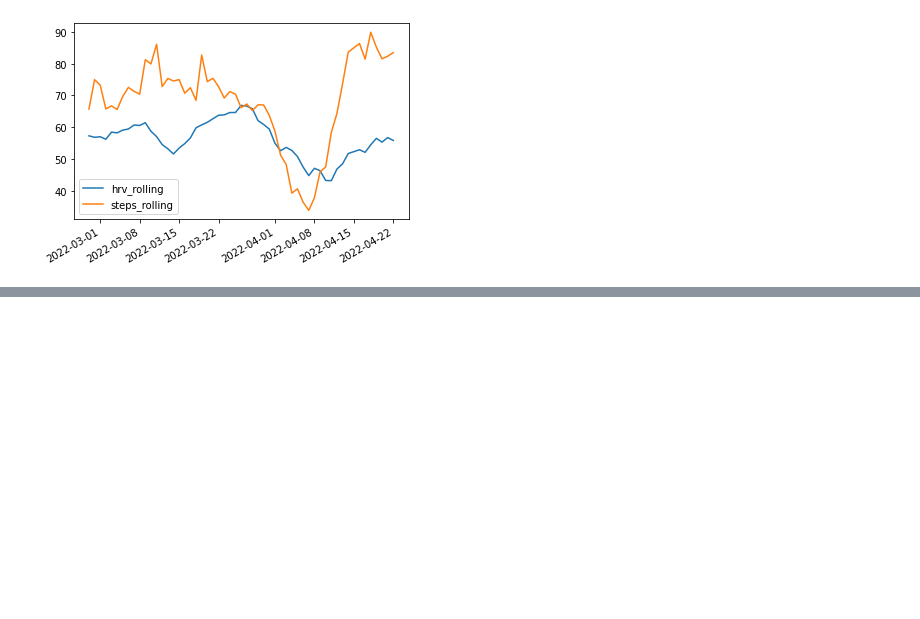
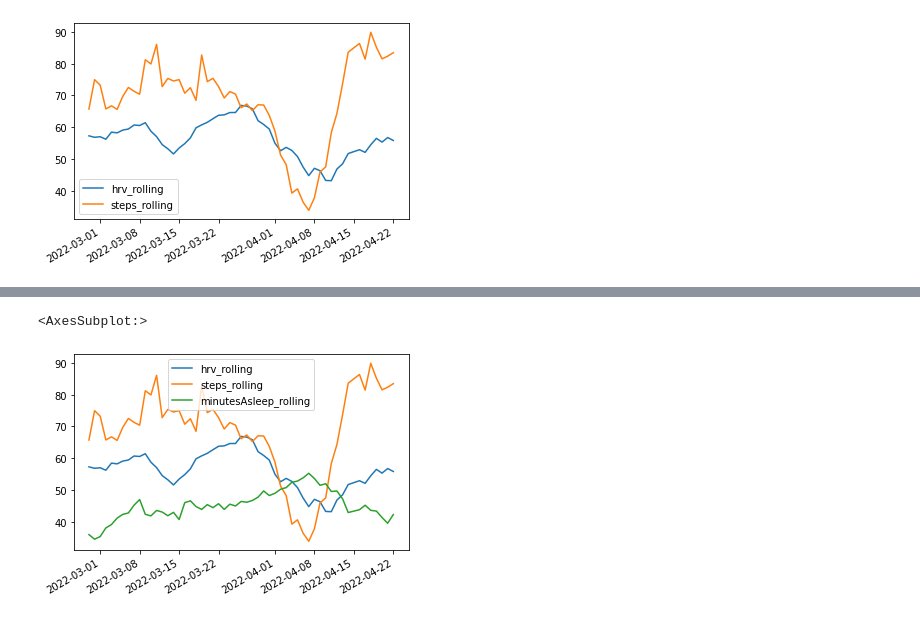
Before and after one commit to ShiYang1101/ML, a Jupyter notebook: Fitness/HRV_trend.ipynb, the cells around one changed output, grey strips where cells are left out. Cells and saved outputs as stored; diff of their text form; code cells hidden in the pictures; blank space fills up the shorter version.

```diff
--- a/Fitness/HRV_trend.ipynb
+++ b/Fitness/HRV_trend.ipynb
@@ -86,0 +113,5 @@ TypeError: argument of type 'method' is not iterable
+# %%
+sleep_duration_df = sleep.set_index('dateOfSleep')
+sleep_duration_df.index = pd.to_datetime(sleep_duration_df.index)
+print(sleep_duration_df.index.dtype)
+sleep_duration_df = sleep_duration_df['minutesAsleep'].groupby(sleep_duration_df.index.to_series().dt.date).sum()
@@ -86,0 +120,3 @@ TypeError: argument of type 'method' is not iterable
+# %%
+sleep_duration_df.sort_index(inplace = True)
+sleep_duration_df
@@ -86,0 +141,7 @@ TypeError: argument of type 'method' is not iterable
+# %%
+tmp = hrv.merge(sleep_duration_df, left_index=True, right_index=True)
+# %%
+tmp['minutesAsleep_normalized'] = tmp['minutesAsleep']/10
+tmp['minutesAsleep_rolling'] = tmp['minutesAsleep_normalized'].rolling(7, 3, center=True)\
+                                .mean()
+tmp.head()
@@ -86,0 +155,5 @@ TypeError: argument of type 'method' is not iterable
+# %%
+tmp[['hrv_rolling', 'steps_rolling', 'minutesAsleep_rolling']].plot()
+# %% [output]
+<AxesSubplot:>
+[figure, added]
```
Also changed, not shown: parts of 10 cells of this notebook, 3 other files.
